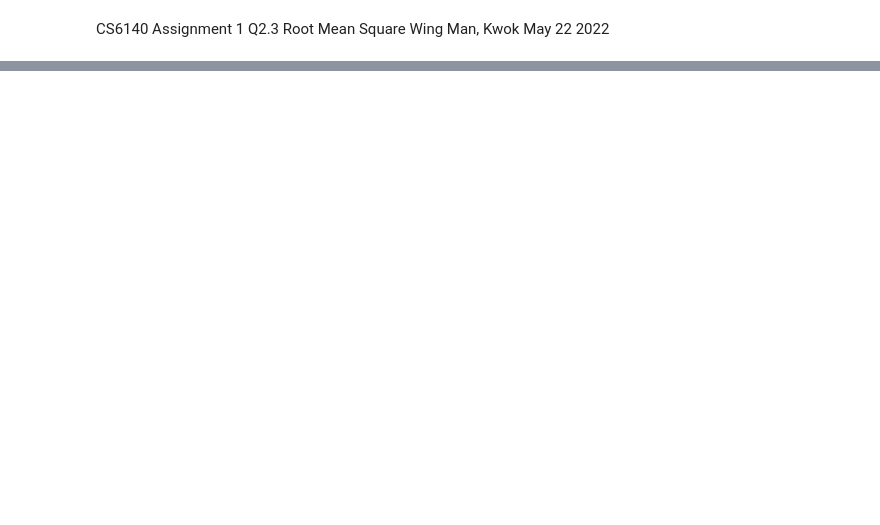
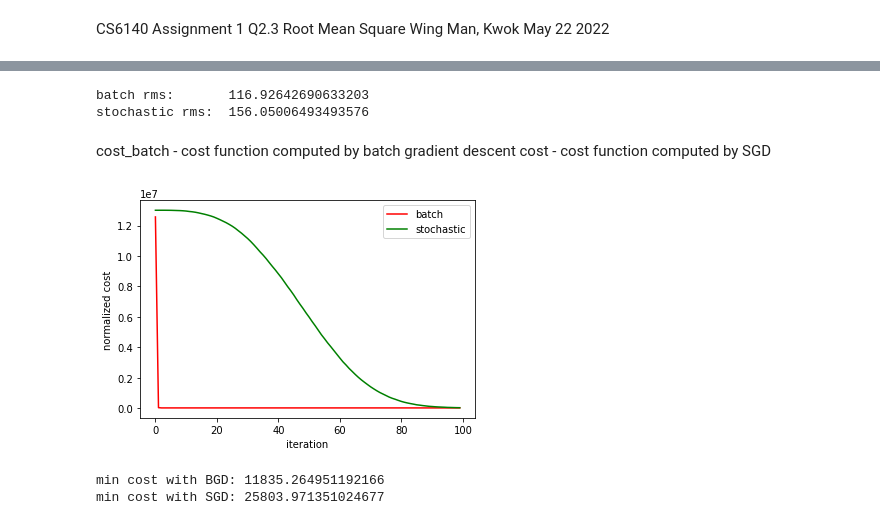
Before and after one commit to cakwok/Machine-Learning, a Jupyter notebook: Assignment1/2.3 Calculate RME.ipynb, the cells around one changed output, grey strips where cells are left out. Saved outputs shown, nothing was run; the diff lists cells and outputs as text; code cells hidden in the pictures; blank space fills up the shorter version.

```diff
--- a/Assignment1/2.3 Calculate RME.ipynb
+++ b/Assignment1/2.3 Calculate RME.ipynb
@@ -40,9 +43,13 @@ def linear_regression_using_batch_gradient_descent(ip, op, params, alpha, max_it
     num_samples = len(ip)
     cost = np.zeros(max_iter)
     params_store = np.zeros([2, max_iter])
+    ip_with_bias = np.c_[ np.ones(ip.size), ip]       #convert x variables with bias column all 1
+
 
     # Compute the cost and store the params for the corresponding cost
     while iteration < max_iter:
+
+        #All calculation at a time, so it is batch. it won't arrive at faster computation nor accuracy, but computer resources require more because all data points are processed at a time
         cost[iteration] = compute_cost(ip, op, params)
         params_store[:, iteration] = params
 
@@ -52,8 +59,7 @@ def linear_regression_using_batch_gradient_descent(ip, op, params, alpha, max_it
 
         for i in range(num_samples):
           y_hat = np.dot(params, np.array([1.0, ip[i]]))
-          gradient = np.array([1.0, ip[i]]) * (op[i] - y_hat)   #np.array instead of purley ip[i], is because the whole ip[i] features have to be considered
-          params += alpha * gradient/num_samples
+          params += alpha/num_samples * (op[i] - y_hat) * np.array([1.0, ip[i]])
 
         iteration += 1
 
@@ -156,0 +162,33 @@ cost: 21688.70044605632
+# %%
+rmse_batch = 0;  rmse_SGD = 0;
+for i in range(x_test.size):
+  y_hat_batch = params_hat_batch[0] + params_hat_batch[1] * x_test[i]
+  y_hat_SGD = params_hat[0] + params_hat[1] * x_test[i]
+  rmse_batch += (y_hat_batch - y_test[i] )**2
+  rmse_SGD += (y_test[i] - y_hat_SGD)**2
+
+rmse_BatchGradientDescent = np.sqrt(rmse_batch/x_test.size)
+rmse_SGD = np.sqrt(rmse_SGD/x_test.size)
+print("batch rms:\t", rmse_BatchGradientDescent)
+print("stochastic rms:\t", rmse_SGD)
+# %% [output]
+batch rms:       116.92642690633203
+stochastic rms:  156.05006493493576
+# %% [markdown]
+cost_batch - cost function computed by batch gradient descent
+cost - cost function computed by SGD
+# %%
+# Do not change the code in this cell
+plt.figure()
+plt.plot(np.arange(max_iter), cost_batch, 'r', label='batch')
+plt.plot(np.arange(len(cost)), cost, 'g', label='stochastic')
+plt.xlabel('iteration')
+plt.ylabel('normalized cost')
+plt.legend()
+plt.show()
+print(f'min cost with BGD: {np.min(cost_batch)}')
+print(f'min cost with SGD: {np.min(cost)}')
+# %% [output]
+[figure, added]
+min cost with BGD: 11835.264951192166
+min cost with SGD: 25803.971351024677
```
Also changed, not shown: parts of 5 cells of this notebook.
